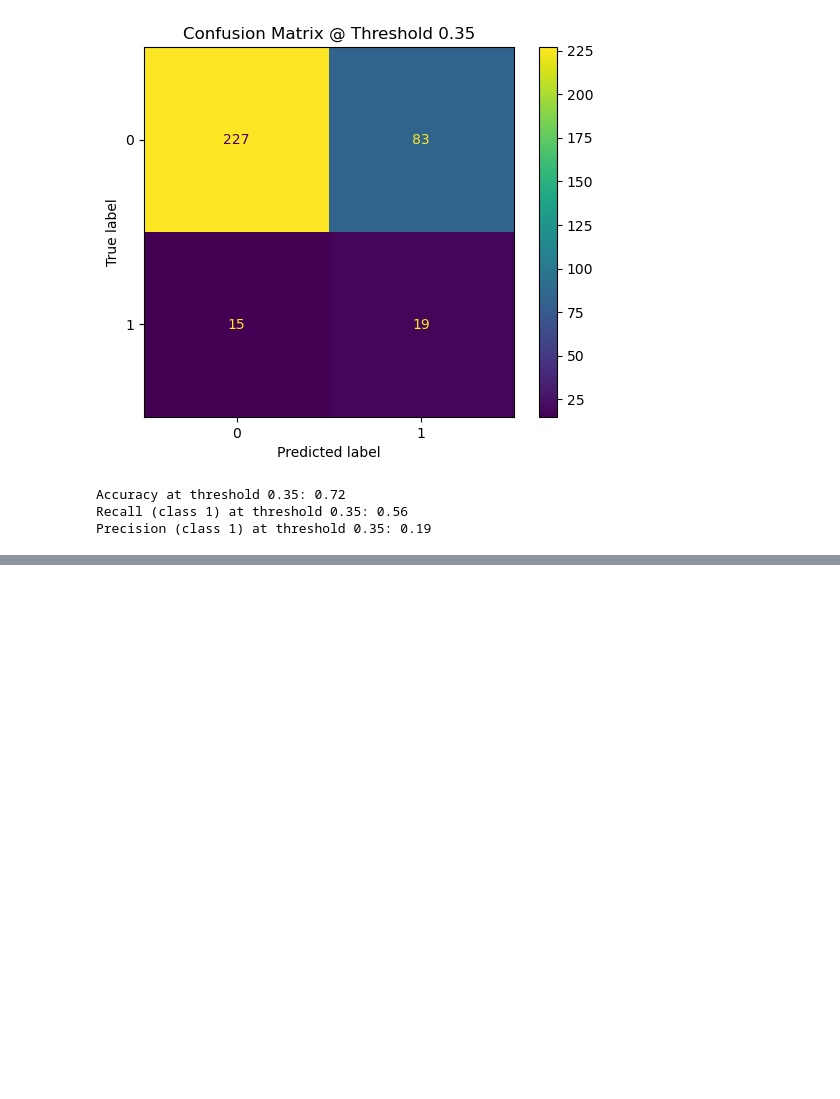
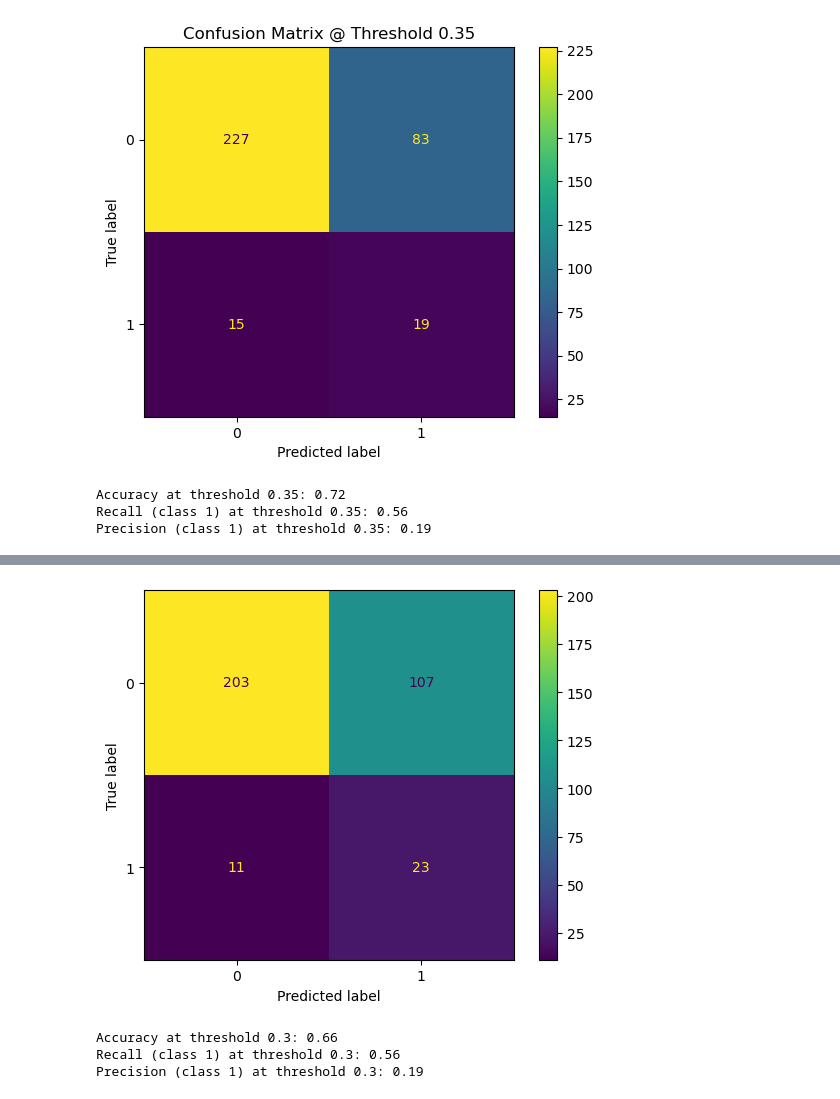
Before and after one commit to DeMeyerRobin/IndustryProject-BariatricSurgeryG1, a Jupyter notebook: ROB_model_training.ipynb, the cells around one changed output, grey strips where cells are left out. Drawn from its saved outputs; the diff is of its cells as text; code cells hidden in the pictures; blank space fills up the shorter version.

```diff
--- a/ROB_model_training.ipynb
+++ b/ROB_model_training.ipynb
@@ -318,0 +409,28 @@ Precision (class 1) at threshold 0.35: 0.19
+# %%
+# Get predicted probabilities
+y_proba = cross_val_predict(model, X, y, cv=5, method='predict_proba')[:, 1]
+
+# Apply custom threshold
+threshold = 0.3
+y_pred_thresh = (y_proba >= threshold).astype(int)
+
+# Confusion matrix
+cm = confusion_matrix(y, y_pred_thresh)
+ConfusionMatrixDisplay(cm).plot()
+plt.show()
+# %% [output]
+[figure, added]
+# %%
+accuracy = accuracy_score(y, y_pred_thresh)
+print(f"Accuracy at threshold {threshold}: {accuracy:.2f}")
+
+
+recall = recall_score(y, y_pred, pos_label=1)
+print(f"Recall (class 1) at threshold {threshold}: {recall:.2f}")
+
+precision = precision_score(y, y_pred, pos_label=1)
+print(f"Precision (class 1) at threshold {threshold}: {precision:.2f}")
+# %% [output]
+Accuracy at threshold 0.3: 0.66
+Recall (class 1) at threshold 0.3: 0.56
+Precision (class 1) at threshold 0.3: 0.19
```
Also changed, not shown: parts of 5 cells of this notebook.
